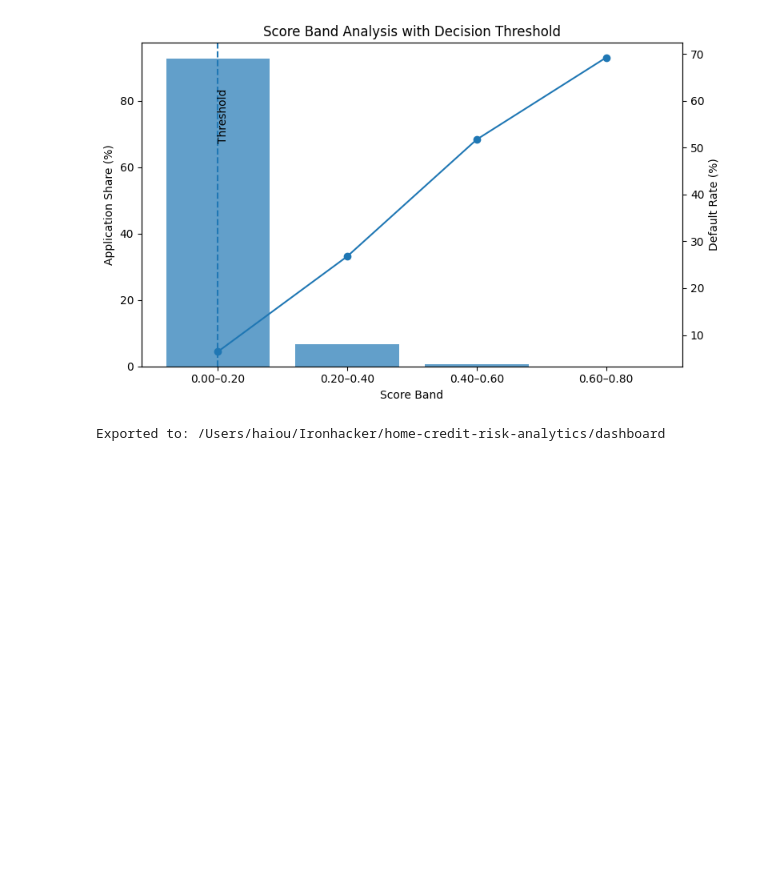
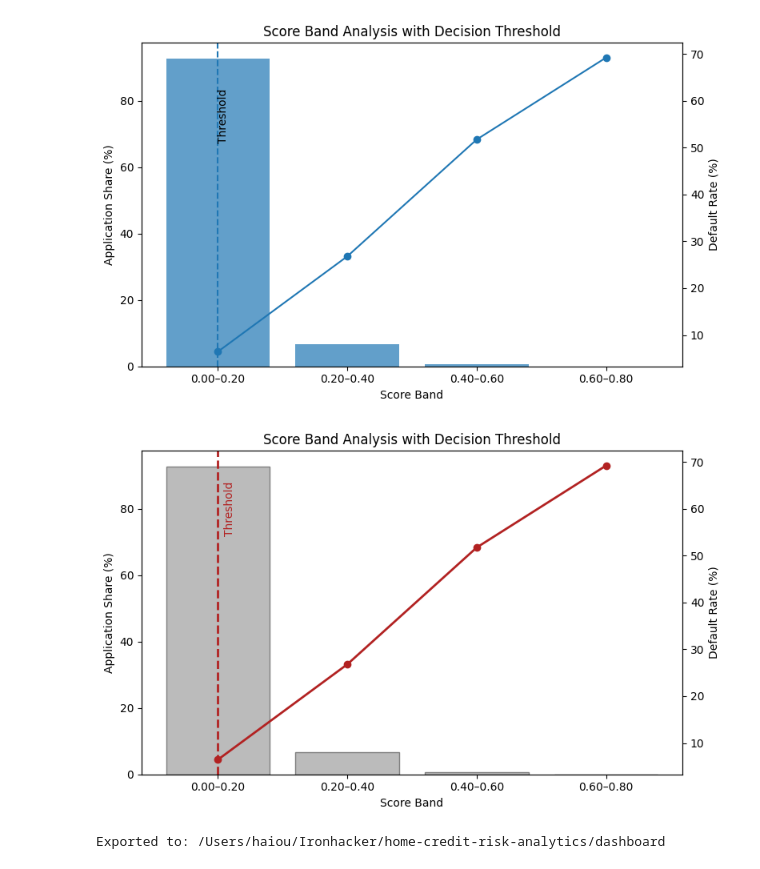
Before and after one commit to Ou-Hai/home-credit-risk-analytics, a Jupyter notebook: notebooks/05_ml_models.ipynb, the cells around one changed output. Drawn from its saved outputs; the diff is of its cells as text; code cells hidden in the pictures; blank space fills up the shorter version.

Commit message:
Update README, model notebook, and add risk analysis images

```diff
--- a/notebooks/05_ml_models.ipynb
+++ b/notebooks/05_ml_models.ipynb
@@ -452,6 +452,67 @@ plt.tight_layout()
 plt.show()
 # %% [output]
 [figure]
+# %%
+score_band_tbl = score_band_tbl.copy()
+score_band_tbl["score_band"] = score_band_tbl["score_band"].astype(str)
+
+order = ["0.00-0.20", "0.20-0.40", "0.40-0.60", "0.60-0.80", "0.80-1.00"]
+if set(order).issuperset(set(score_band_tbl["score_band"].unique())):
+    score_band_tbl["score_band"] = pd.Categorical(score_band_tbl["score_band"], categories=order, ordered=True)
+    score_band_tbl = score_band_tbl.sort_values("score_band")
+
+bands = score_band_tbl["score_band"].tolist()
+x = np.arange(len(bands))
+
+fig, ax1 = plt.subplots(figsize=(8, 5))
+
+ax1.bar(
+    x,
+    score_band_tbl["application_share_pct"],
+    alpha=0.85,
+    color="#B0B0B0",
+    edgecolor="#6E6E6E"
+)
+ax1.set_ylabel("Application Share (%)")
+ax1.set_xlabel("Score Band")
+ax1.set_xticks(x)
+ax1.set_xticklabels(bands)
+
+ax2 = ax1.twinx()
+ax2.plot(
+    x,
+    score_band_tbl["default_rate_pct"],
+    marker="o",
+    linewidth=2,
+    color="#B22222"
+)
+ax2.set_ylabel("Default Rate (%)")
+
+thr_row = score_band_tbl.loc[score_band_tbl["threshold_band"] != ""]
+if not thr_row.empty:
+    thr_band = thr_row.iloc[0]["score_band"]
+    thr_idx = bands.index(str(thr_band))
+
+    ax1.axvline(
+        x=thr_idx,
+        linestyle="--",
+        linewidth=2,
+        color="#B22222"
+    )
+    ax1.text(
+        thr_idx + 0.05,
+        max(score_band_tbl["application_share_pct"]) * 0.95,
+        "Threshold",
+        rotation=90,
+        va="top",
+        color="#B22222"
+    )
+
+plt.title("Score Band Analysis with Decision Threshold")
+plt.tight_layout()
+plt.show()
+# %% [output]
+[figure, added]
 # %%
 dashboard_dir = Path("..") / "dashboard"
 dashboard_dir.mkdir(exist_ok=True)
```
Also changed, not shown: 7 other files.
